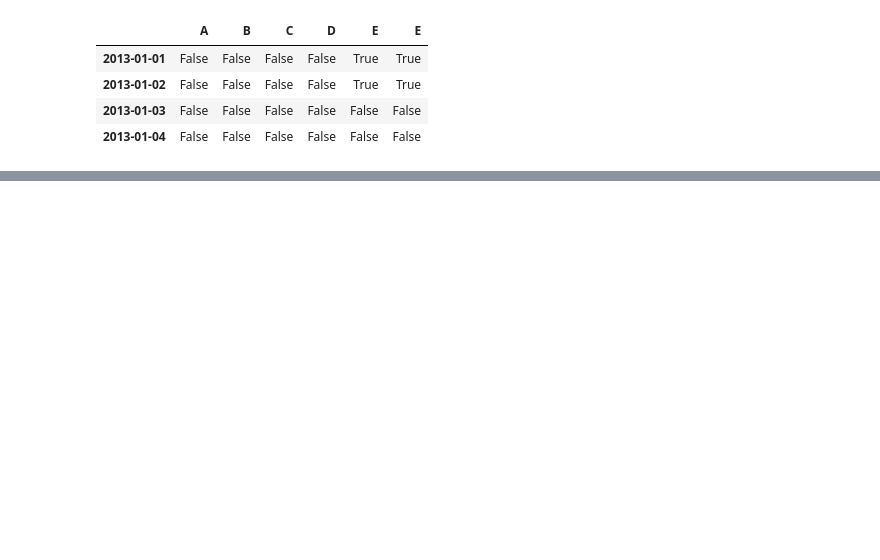
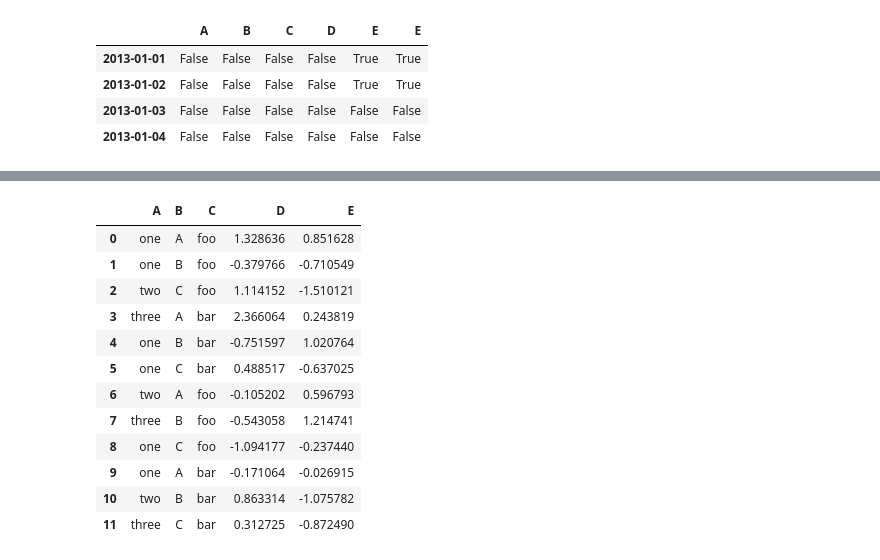
Before and after one commit to Cookiezisg/Codes, a Jupyter notebook: Python Pratice/Pandas/10 minutes to pandas.ipynb, the cells around one changed output, grey strips where cells are left out. Saved outputs shown, nothing was run; the diff lists cells and outputs as text; code cells hidden in the pictures; blank space fills up the shorter version.

```diff
--- a/Python Pratice/Pandas/10 minutes to pandas.ipynb
+++ b/Python Pratice/Pandas/10 minutes to pandas.ipynb
@@ -269,0 +575,26 @@ NameError: name 'df1' is not defined
+# %%
+df = pd.DataFrame(
+    {
+        "A": ["one", "one", "two", "three"] * 3,
+        "B": ["A", "B", "C"] * 4,
+        "C": ["foo", "foo", "foo", "bar", "bar", "bar"] * 2,
+        "D": np.random.randn(12),
+        "E": np.random.randn(12),
+    }
+)
+# %%
+df
+# %% [output]
+|  | A | B | C | D | E |
+| 0 | one | A | foo | 1.328636 | 0.851628 |
+| 1 | one | B | foo | -0.379766 | -0.710549 |
+| 2 | two | C | foo | 1.114152 | -1.510121 |
+| 3 | three | A | bar | 2.366064 | 0.243819 |
+| 4 | one | B | bar | -0.751597 | 1.020764 |
+| 5 | one | C | bar | 0.488517 | -0.637025 |
+| 6 | two | A | foo | -0.105202 | 0.596793 |
+| 7 | three | B | foo | -0.543058 | 1.214741 |
+| 8 | one | C | foo | -1.094177 | -0.237440 |
+| 9 | one | A | bar | -0.171064 | -0.026915 |
+| 10 | two | B | bar | 0.863314 | -1.075782 |
+| 11 | three | C | bar | 0.312725 | -0.872490 |
```
Also changed, not shown: parts of 61 cells of this notebook.
